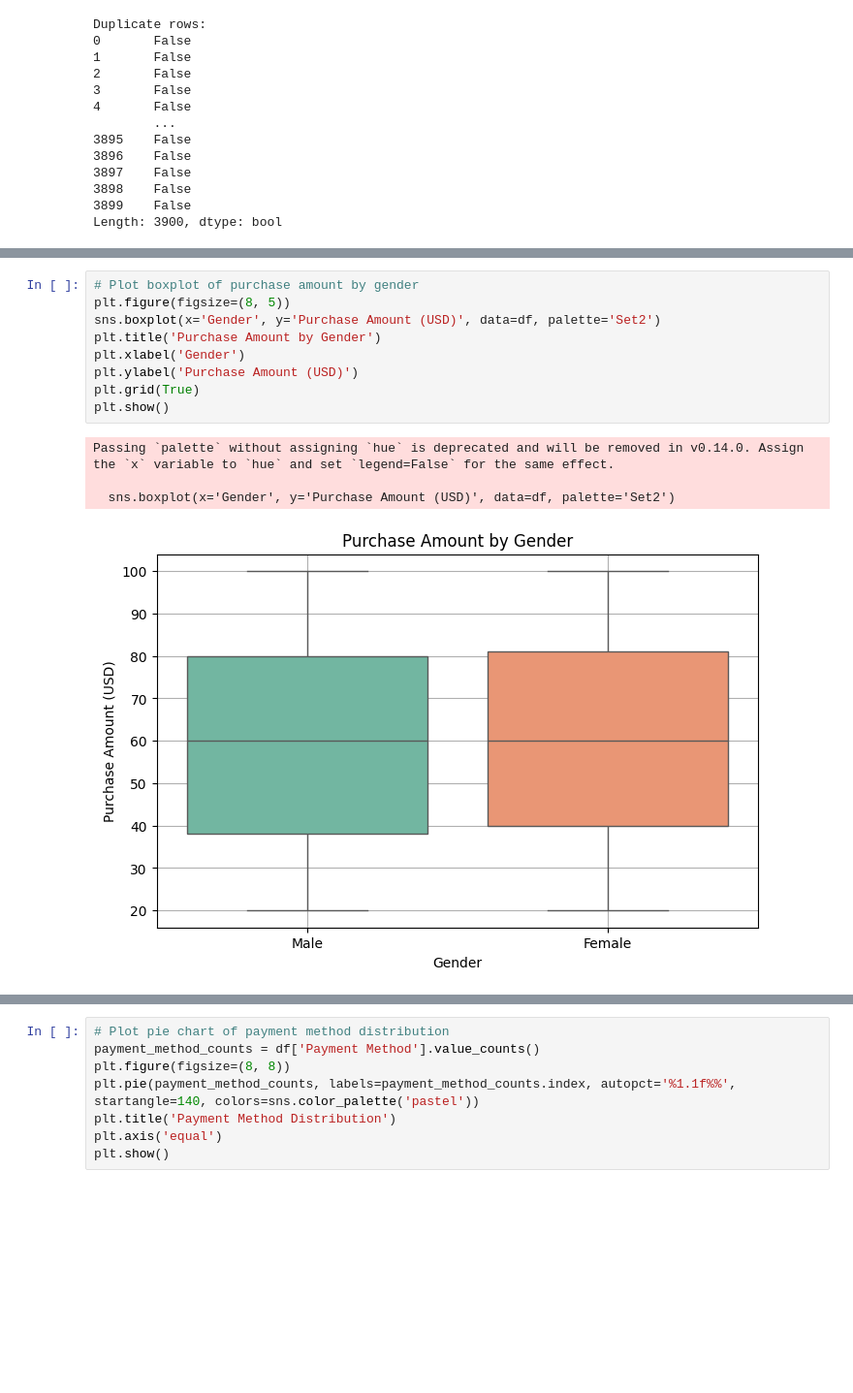
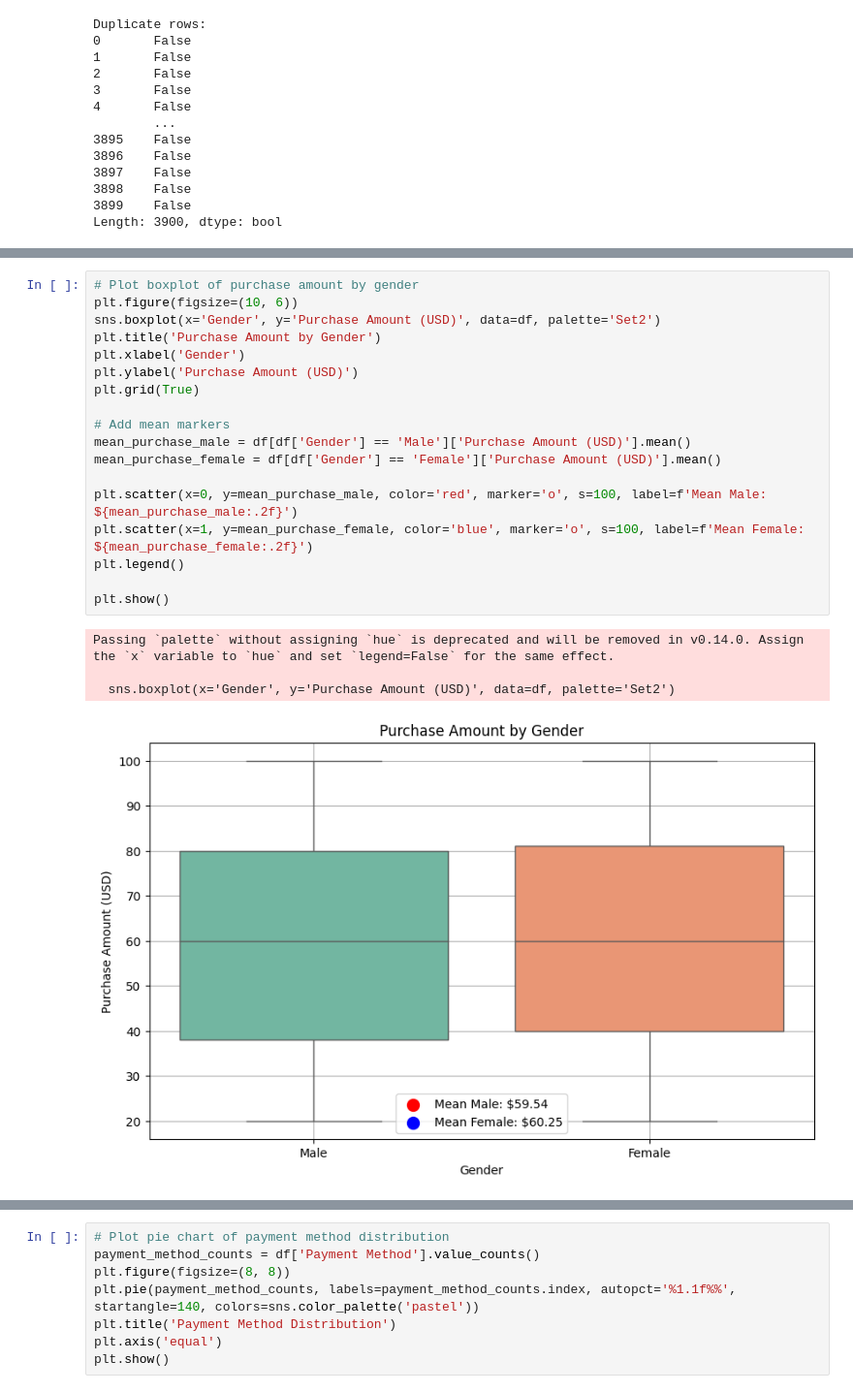
Before and after one commit to hasanahaffendy/STQD6234-DataManagement, a Jupyter notebook: P131626_Assignment1.ipynb, the cells around one changed output, grey strips where cells are left out. Shown at 97% size. Cells and saved outputs as stored; diff of their text form; blank space fills up the shorter version.

```diff
--- a/P131626_Assignment1.ipynb
+++ b/P131626_Assignment1.ipynb
@@ -146,14 +234,23 @@ plt.show()
 # %%
 # Plot boxplot of purchase amount by gender
-plt.figure(figsize=(8, 5))
+plt.figure(figsize=(10, 6))
 sns.boxplot(x='Gender', y='Purchase Amount (USD)', data=df, palette='Set2')
 plt.title('Purchase Amount by Gender')
 plt.xlabel('Gender')
 plt.ylabel('Purchase Amount (USD)')
 plt.grid(True)
+
+# Add mean markers
+mean_purchase_male = df[df['Gender'] == 'Male']['Purchase Amount (USD)'].mean()
+mean_purchase_female = df[df['Gender'] == 'Female']['Purchase Amount (USD)'].mean()
+
+plt.scatter(x=0, y=mean_purchase_male, color='red', marker='o', s=100, label=f'Mean Male: ${mean_purchase_male:.2f}')
+plt.scatter(x=1, y=mean_purchase_female, color='blue', marker='o', s=100, label=f'Mean Female: ${mean_purchase_female:.2f}')
+plt.legend()
+
 plt.show()
 # %% [output]
 Passing `palette` without assigning `hue` is deprecated and will be removed in v0.14.0. Assign the `x` variable to `hue` and set `legend=False` for the same effect.
 
   sns.boxplot(x='Gender', y='Purchase Amount (USD)', data=df, palette='Set2')
-[figure, old version]
+[figure, new version]
```
Also changed, not shown: parts of 22 cells of this notebook.
